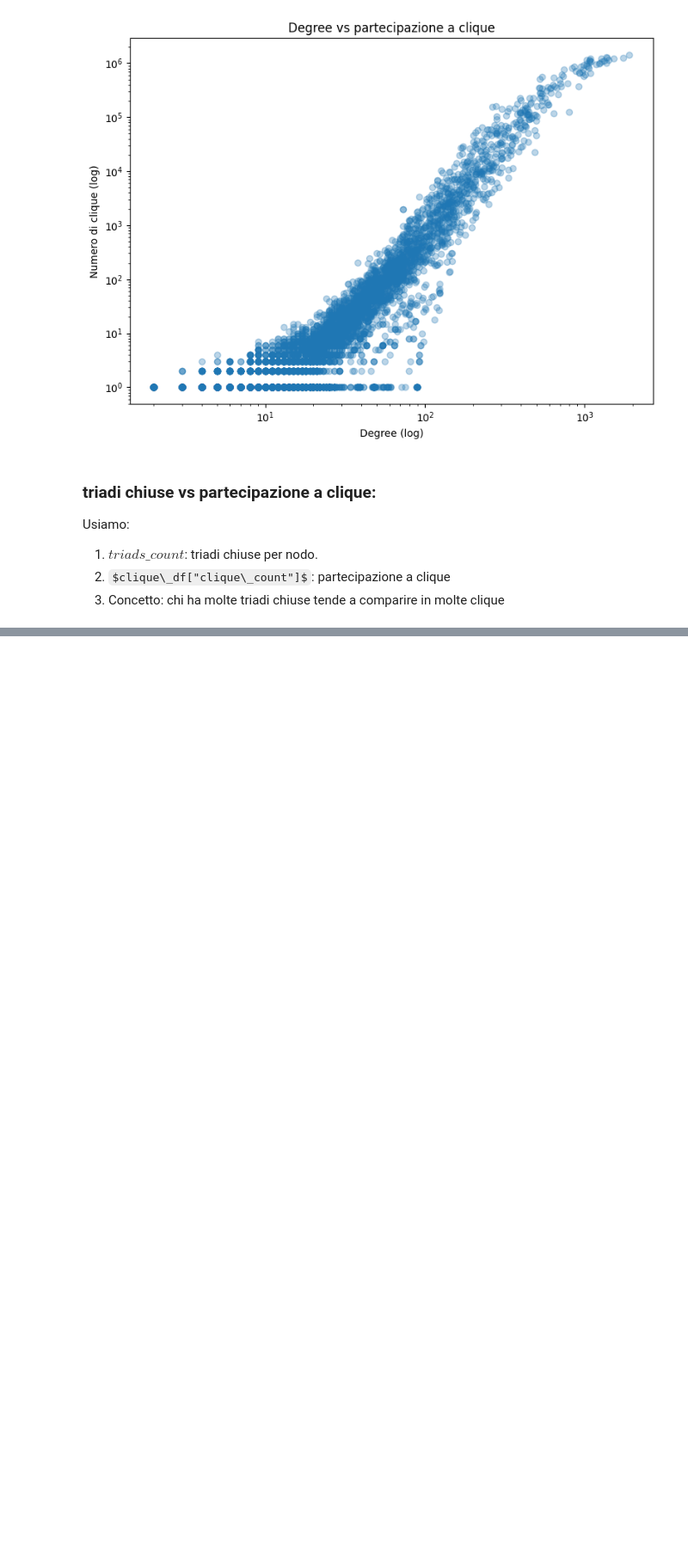
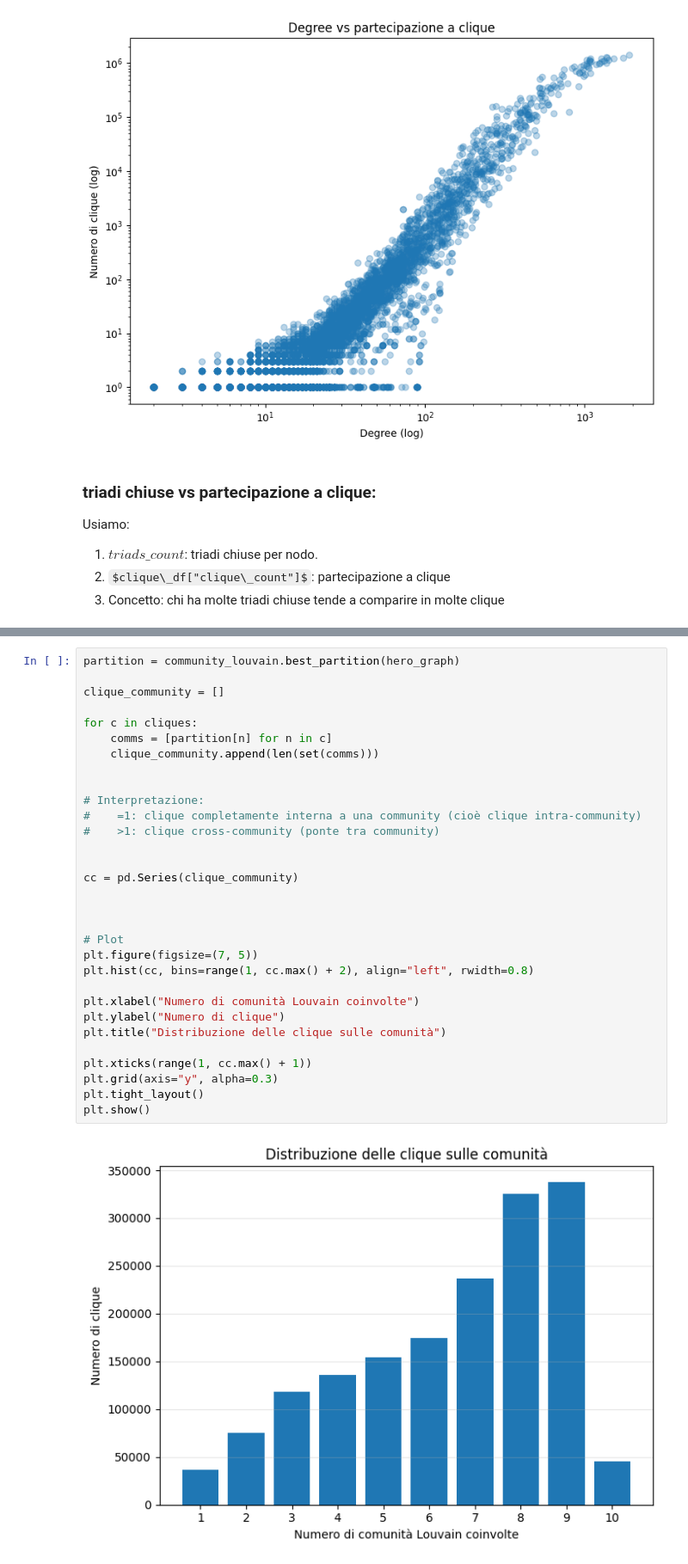
Before and after one commit to matteostronati/Data_science_project, a Jupyter notebook: notebooks/05_triads.ipynb, the cells around one changed output, grey strips where cells are left out. Shown at 86% size. Drawn from its saved outputs; the diff is of its cells as text; some formulas as TeX source; blank space fills up the shorter version.

Commit message:
clique final

```diff
--- a/notebooks/05_triads.ipynb
+++ b/notebooks/05_triads.ipynb
@@ -491,0 +501,33 @@ plt.show()
+# %%
+partition = community_louvain.best_partition(hero_graph)
+
+clique_community = []
+
+for c in cliques:
+    comms = [partition[n] for n in c]
+    clique_community.append(len(set(comms)))
+
+
+# Interpretazione:
+#    =1: clique completamente interna a una community (cioè clique intra-community)
+#    >1: clique cross-community (ponte tra community)
+
+
+cc = pd.Series(clique_community)
+
+
+
+# Plot
+plt.figure(figsize=(7, 5))
+plt.hist(cc, bins=range(1, cc.max() + 2), align="left", rwidth=0.8)
+
+plt.xlabel("Numero di comunità Louvain coinvolte")
+plt.ylabel("Numero di clique")
+plt.title("Distribuzione delle clique sulle comunità")
+
+plt.xticks(range(1, cc.max() + 1))
+plt.grid(axis="y", alpha=0.3)
+plt.tight_layout()
+plt.show()
+# %% [output]
+[figure, added]
```
Also changed, not shown: parts of 11 cells of this notebook.
